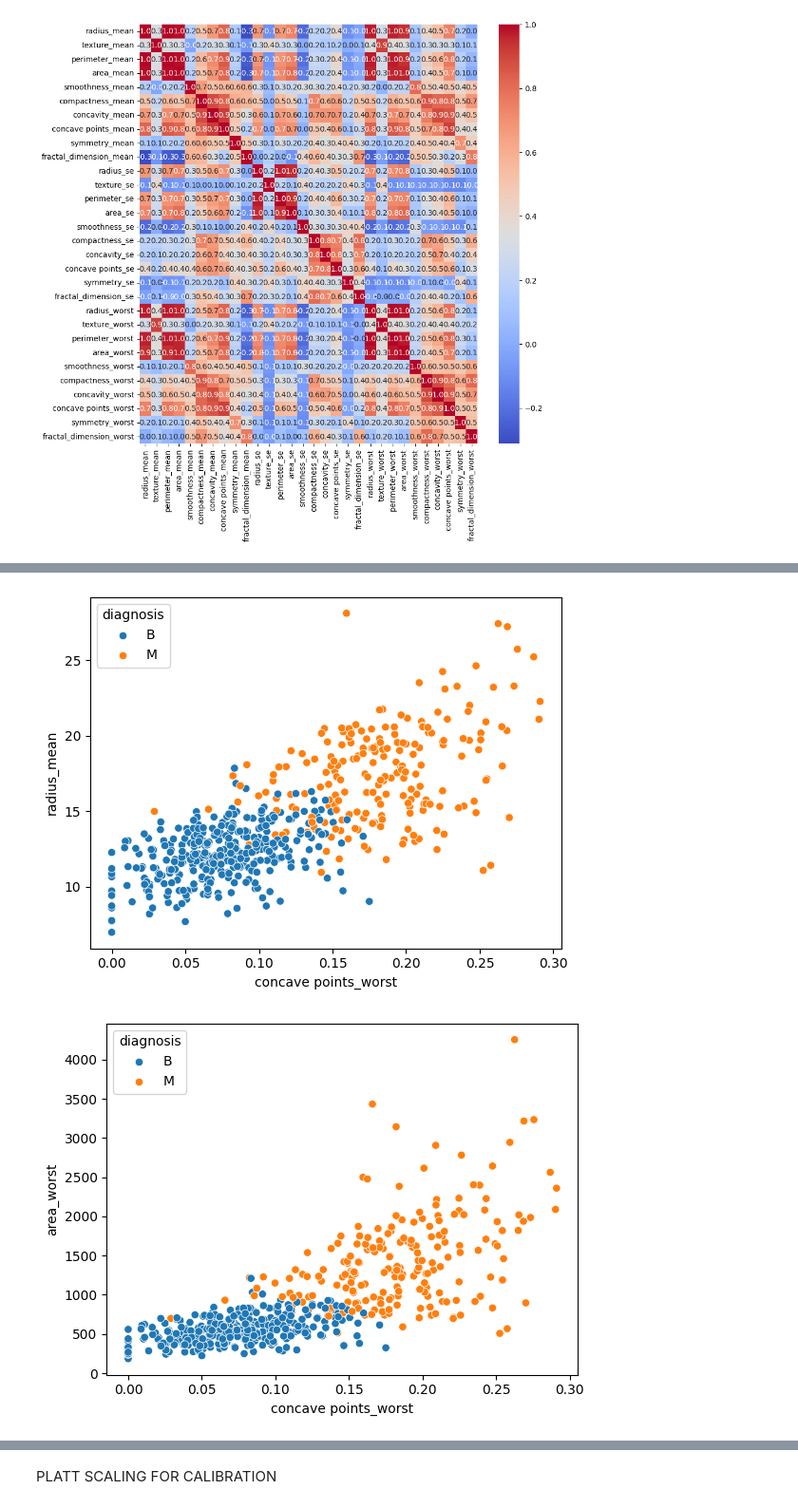
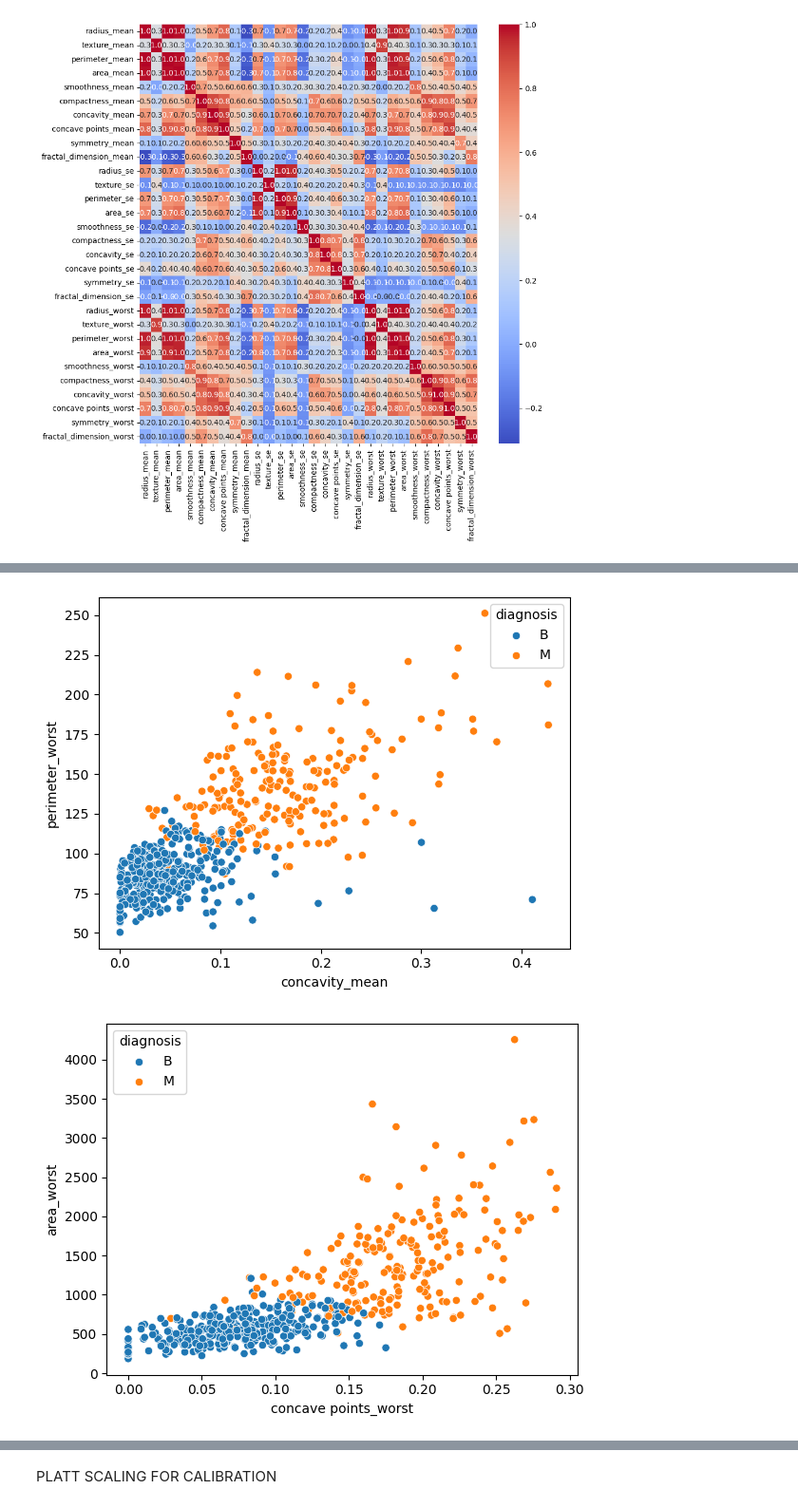
Before and after one commit to LeonardoMicheluz/progettoHealth, a Jupyter notebook: index_Micheluz.ipynb, the cells around one changed output, grey strips where cells are left out. Shown at 95% size. Drawn from its saved outputs; the diff is of its cells as text; code cells hidden in the pictures.

```diff
--- a/index_Micheluz.ipynb
+++ b/index_Micheluz.ipynb
@@ -184,14 +134,14 @@ plt.show()
 # %%
 # Scatter plot examples
-sns.scatterplot(x='concave points_worst', y='radius_mean', hue='diagnosis', data=data)
+sns.scatterplot(x='concavity_mean', y='perimeter_worst', hue='diagnosis', data=data)
 plt.show()
 
 sns.scatterplot(x='concave points_worst', y='area_worst', hue='diagnosis', data=data)
 plt.show()
 
 sns.scatterplot(x='concave points_mean', y='radius_mean', hue='diagnosis', data=data)
 plt.show()
 # %% [output]
-[figure, old version]
+[figure, new version]
 [figure]
 [figure]
```
Also changed, not shown: parts of 52 cells of this notebook.
